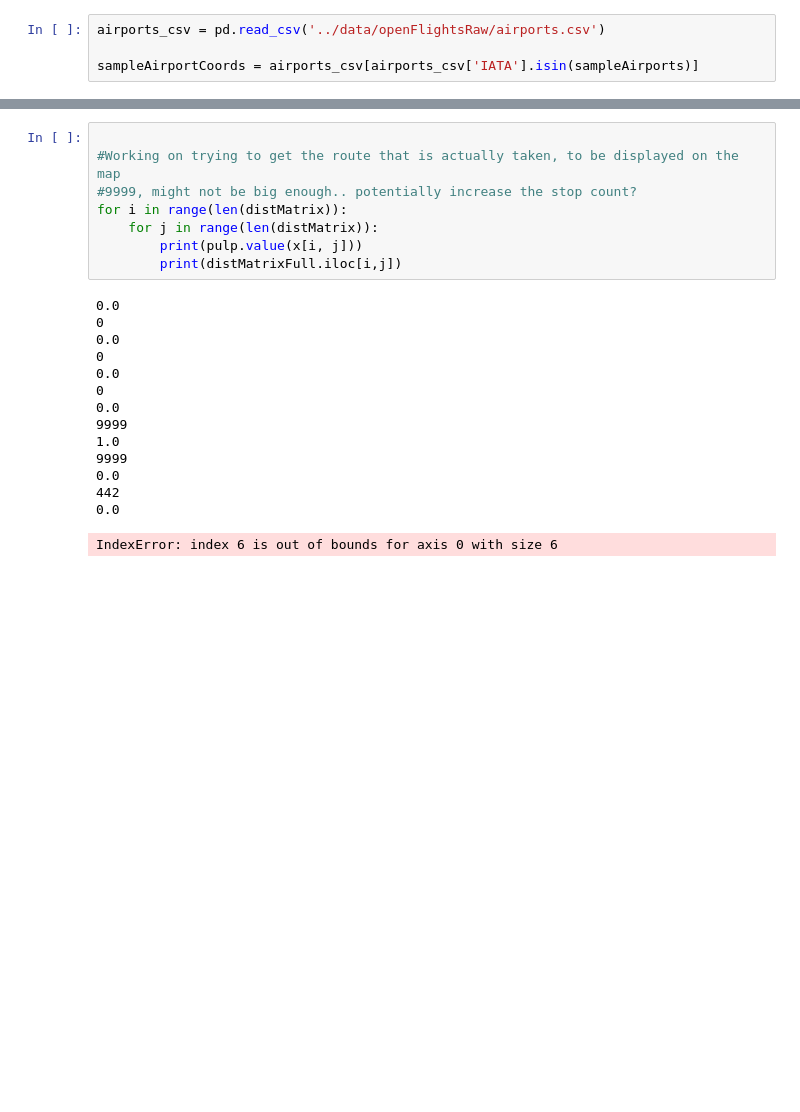
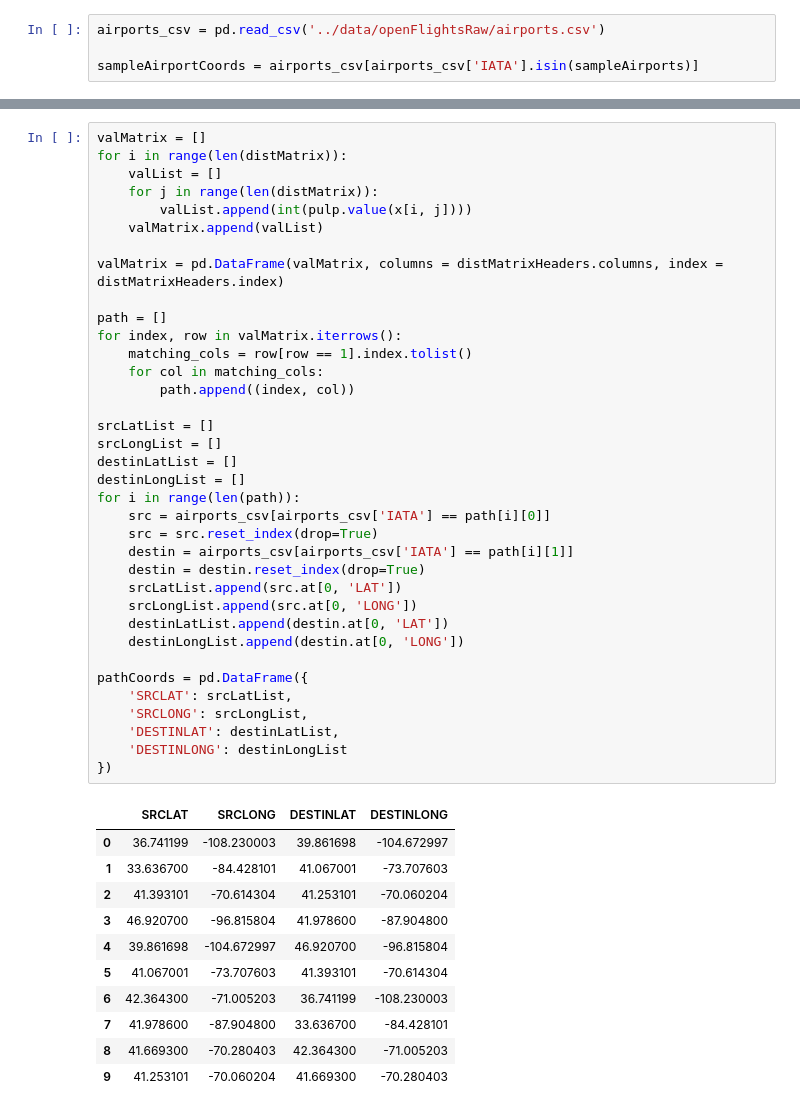
Before and after one commit to GregThomas88/DSCI-2025-D, a Jupyter notebook: machineLearning/linearProg.ipynb, the cells around one changed output, grey strips where cells are left out. Drawn from its saved outputs; the diff is of its cells as text; blank space fills up the shorter version.

```diff
--- a/machineLearning/linearProg.ipynb
+++ b/machineLearning/linearProg.ipynb
@@ -216,26 +215,51 @@ fig.update_layout(
 )
 
 fig.show()
-# %%
-
-#Working on trying to get the route that is actually taken, to be displayed on the map
-#9999, might not be big enough.. potentially increase the stop count?
-for i in range(len(distMatrix)):
-    for j in range(len(distMatrix)):
-        print(pulp.value(x[i, j]))
-        print(distMatrixFull.iloc[i,j])
-# %% [output]
-0.0
-0
-0.0
-0
-0.0
-0
-0.0
-9999
-1.0
-9999
-0.0
-442
-0.0
-IndexError: index 6 is out of bounds for axis 0 with size 6
+# %%
+valMatrix = []
+for i in range(len(distMatrix)):
+    valList = []
+    for j in range(len(distMatrix)):
+        valList.append(int(pulp.value(x[i, j])))
+    valMatrix.append(valList)
+
+valMatrix = pd.DataFrame(valMatrix, columns = distMatrixHeaders.columns, index = distMatrixHeaders.index)
+
+path = []
+for index, row in valMatrix.iterrows():
+    matching_cols = row[row == 1].index.tolist()
+    for col in matching_cols:
+        path.append((index, col))
+
+srcLatList = []
+srcLongList = []
+destinLatList = []
+destinLongList = []
+for i in range(len(path)):
+    src = airports_csv[airports_csv['IATA'] == path[i][0]]
+    src = src.reset_index(drop=True)
+    destin = airports_csv[airports_csv['IATA'] == path[i][1]]
+    destin = destin.reset_index(drop=True)
+    srcLatList.append(src.at[0, 'LAT'])
+    srcLongList.append(src.at[0, 'LONG'])
+    destinLatList.append(destin.at[0, 'LAT'])
+    destinLongList.append(destin.at[0, 'LONG'])
+
+pathCoords = pd.DataFrame({
+    'SRCLAT': srcLatList,
+    'SRCLONG': srcLongList,
+    'DESTINLAT': destinLatList,
+    'DESTINLONG': destinLongList
+})
+# %% [output]
+|  | SRCLAT | SRCLONG | DESTINLAT | DESTINLONG |
+| 0 | 36.741199 | -108.230003 | 39.861698 | -104.672997 |
+| 1 | 33.636700 | -84.428101 | 41.067001 | -73.707603 |
+| 2 | 41.393101 | -70.614304 | 41.253101 | -70.060204 |
+| 3 | 46.920700 | -96.815804 | 41.978600 | -87.904800 |
+| 4 | 39.861698 | -104.672997 | 46.920700 | -96.815804 |
+| 5 | 41.067001 | -73.707603 | 41.393101 | -70.614304 |
+| 6 | 42.364300 | -71.005203 | 36.741199 | -108.230003 |
+| 7 | 41.978600 | -87.904800 | 33.636700 | -84.428101 |
+| 8 | 41.669300 | -70.280403 | 42.364300 | -71.005203 |
+| 9 | 41.253101 | -70.060204 | 41.669300 | -70.280403 |
```
Also changed, not shown: parts of 2 cells of this notebook.
